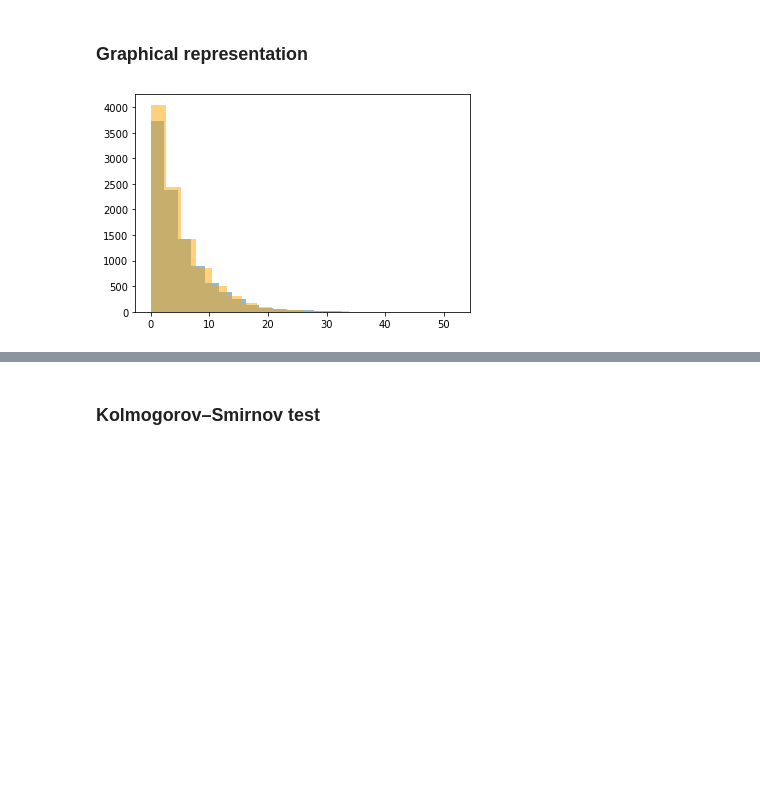
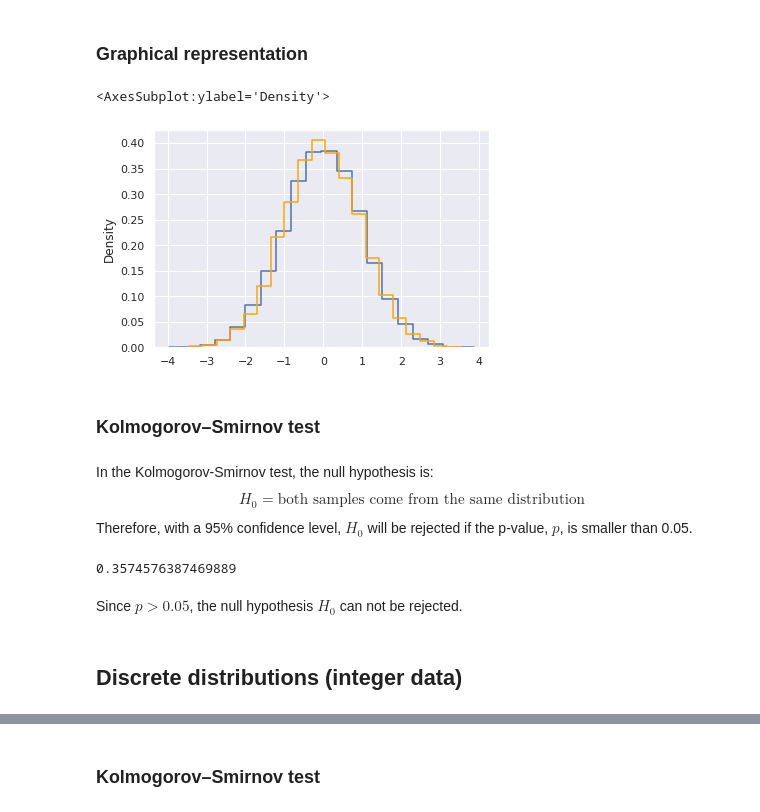
Before and after one commit to FrancescAlted/-iron-array-notebooks, a Jupyter notebook: bench/Constructors.ipynb, the cells around one changed output, grey strips where cells are left out. Drawn from its saved outputs; the diff is of its cells as text; code cells hidden in the pictures; blank space fills up the shorter version.

```diff
--- a/bench/Constructors.ipynb
+++ b/bench/Constructors.ipynb
@@ -8,6 +11,8 @@ import numpy as np
 # %%
-shape = (10 * 1024, 10 * 1024)
+shape = (20 * 1024, 20 * 1024)
 size = np.prod(shape)
 
-chunks = (2048, 2048)
-blocks = (128, 128)
+chunks = (4 * 1024, 4 * 1024)
+blocks = (256, 256)
+
+ia.reset_config_defaults()
@@ -89,5 +96,5 @@ memprofiler: used 105.98 MiB RAM (peak of 117.37 MiB) in 0.1282 s, total RAM usa
 # %%
 %%mprof_run ia::exp_f64
 
-b_exp = ia.random.exponential(shape, 5, chunks=chunks, blocks=blocks, dtype=np.float64, fp_mantissa_bits=23)
+b_exp = ia.random.standard_normal(shape, chunks=chunks, blocks=blocks, dtype=np.float64, fp_mantissa_bits=23)
 # %% [output]
@@ -95,5 +102,5 @@ memprofiler: used 218.04 MiB RAM (peak of 218.04 MiB) in 0.1440 s, total RAM usa
 # %%
 %%mprof_run np::exp_f64
 
-a_exp = np.random.exponential(5, size).reshape(shape)
+a_exp = np.random.standard_normal(size).reshape(shape)
 # %% [output]
@@ -105,16 +112,30 @@ memprofiler: used 400.05 MiB RAM (peak of 400.05 MiB) in 1.1908 s, total RAM usa
 # %% [markdown]
 ### Graphical representation
 # %%
-b_data = b_exp.data.flatten()
-a_data = a_exp.flatten()
+b_exp = b_exp.data.flatten()
+a_exp = a_exp.flatten()
-# %%
-import matplotlib.pyplot as plt
-
-a_hist = np.random.choice(a_data, 10_000)
-b_hist = np.random.choice(b_data, 10_000)
-
-plt.hist(a_hist, 20, alpha=0.5)
-plt.hist(b_hist, 20, alpha=0.5, color="orange")
-plt.show()
-# %% [output]
-[figure, removed]
+# %%
+a_hist = np.random.choice(a_exp, 10_000)
+b_hist = np.random.choice(b_exp, 10_000)
+
+sns.histplot(a_hist, bins=20, fill=False, stat="density", element="step")
+sns.histplot(b_hist, bins=20, fill=False, stat="density", element="step", color="orange")
+# %% [output]
+<AxesSubplot:ylabel='Density'>
+[figure, added]
+# %% [markdown]
+### Kolmogorov–Smirnov test
+# %% [markdown]
+In the Kolmogorov-Smirnov test, the null hypothesis is:  $$H_0 = \text{both samples come from the same distribution}$$
+Therefore, with a 95% confidence level, $H_0$ will be rejected if the p-value, $p$, is smaller than 0.05.
+# %%
+from scipy.stats import kstest
+
+ks = kstest(a_hist, b_hist)  # kstest is performed using a sample of the original data
+ks.pvalue
+# %% [output]
+0.3574576387469889
+# %% [markdown]
+Since $p > 0.05$, the null hypothesis $H_0$ can not be rejected.
+# %% [markdown]
+## Discrete distributions (integer data)
```
Also changed, not shown: parts of 36 cells of this notebook.
